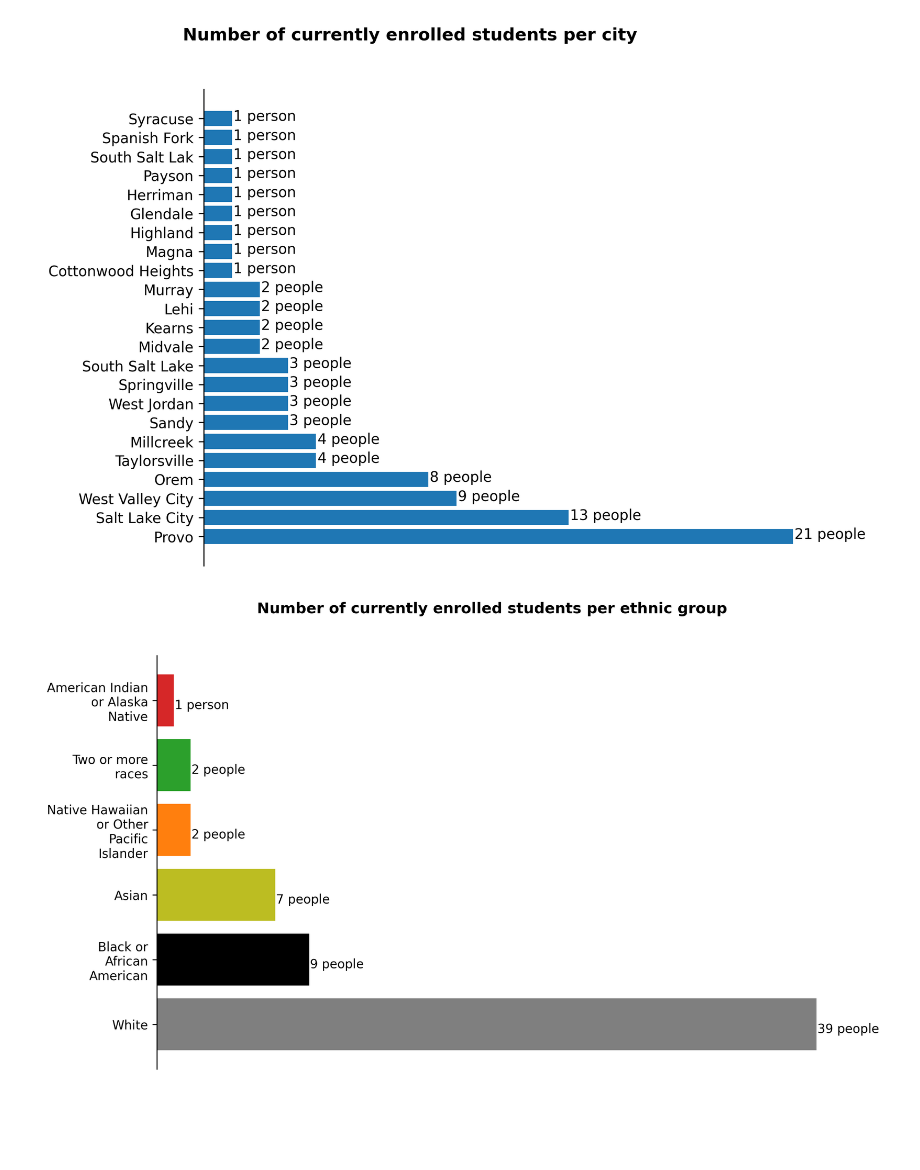
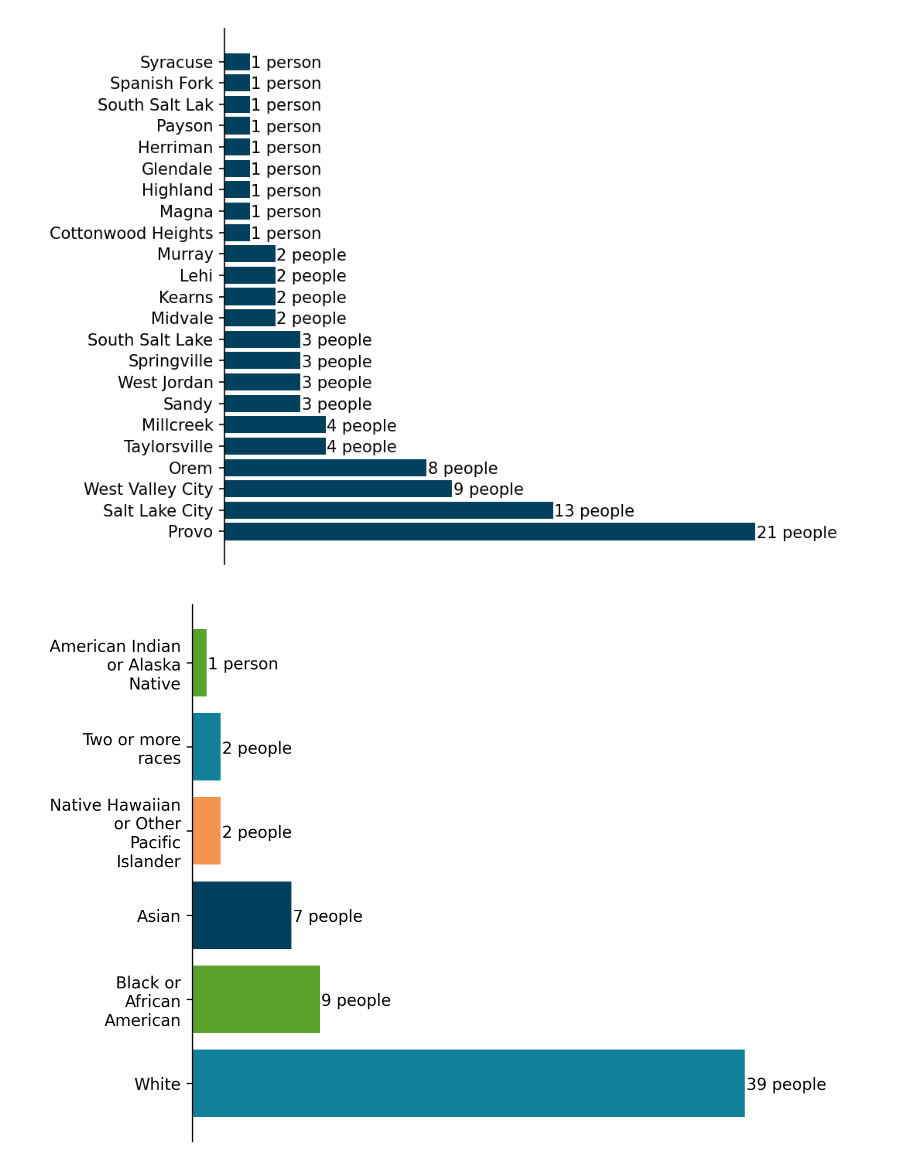
Before and after one commit to sturm1619/spring-2025, a Jupyter notebook: cs3820/final_project/data_exploration.ipynb, the cells around one changed output. Saved outputs shown, nothing was run; the diff lists cells and outputs as text; code cells hidden in the pictures; blank space fills up the shorter version.

```diff
--- a/cs3820/final_project/data_exploration.ipynb
+++ b/cs3820/final_project/data_exploration.ipynb
@@ -23,20 +31,22 @@ this_gender = pd.read_csv(
 #this_gender.columns
+# %%
+latinos_aggregates = ethnicity.Ethnicity.value_counts()
+latino_colors = color_randomizer(2)
 # %%
-latinos_aggregates = ethnicity.Ethnicity.value_counts()
 bars = plt.bar(
     latinos_aggregates.index, latinos_aggregates,
-    color=["tab:olive", "tab:gray"]
+    color=latino_colors #["tab:olive", "tab:gray"]
 );
 
 for bar, number, category in zip(bars, latinos_aggregates, ("Latinos/Hispanic", "Non-Latinos/Hispanic")):
     plt.annotate(
         f"{number} {category}",
-        xy=(bar.get_x() + bar.get_width() * 4.5/(len(category)), bar.get_height() + .5),
-        #fontweight="bold"
+        xy=(bar.get_x() + bar.get_width() * 3/(len(category)), bar.get_height() + .5),
+        fontweight="bold"
     )
 
 latino_graph = plt.gcf()
-latino_graph.suptitle("Number of Latino/Hispanic Student", fontweight="bold")
+# latino_graph.suptitle("Number of Latino/Hispanic Student", fontweight="bold")
 
 axes = plt.gca()
 axes.spines[["left","right","top"]].set_visible(False)
@@ -49,14 +59,13 @@ _, labels, texts = plt.pie(
     labels=latinos_aggregates.index,
     #explode=(.05,0), # NOTE: Carlos: Not my favorite
     autopct="%1d%%",
-    colors=["tab:olive", "tab:gray"]
+    colors=latino_colors #["tab:olive", "tab:gray"]
 );
 
 latino_pie = plt.gcf()
-latino_pie.suptitle("Proportion of Latino/Hispanic Student", fontweight="bold")
-
+# latino_pie.suptitle("Proportion of Latino/Hispanic Student", fontweight="bold")
 
 # NOTE: super tinkering
-texts[1].set_color("white")
+for text in texts: text.set_color("white")
 for label in labels: label.set_weight("bold")
 # %% [output]
@@ -66,50 +75,49 @@ cities_aggregates = this_gender["Mailing Location"].value_counts()
 
 bars = plt.barh(
     cities_aggregates.index,#["\n".join(wrap(label, 10)) for label in cities_aggregates.index],
-    cities_aggregates
+    cities_aggregates,
+    color=color_randomizer(1)
 )
 
 for bar, number in zip(bars, cities_aggregates):
     plt.annotate(
         f"{number} {"people" if number > 1 else "person"}",
-        (bar.get_width() + .05, bar.get_y() + bar.get_height()/3),
+        (bar.get_width() + .05, bar.get_y() + bar.get_height()/8),
     )
 
 city_graph = plt.gcf()
 #city_graph.set_size_inches(6,10)
 plt.subplots_adjust(left=0.3)
-city_graph.suptitle("Number of currently enrolled students per city", fontweight="bold")
+#city_graph.suptitle("Number of currently enrolled students per city", fontweight="bold")
 axes = plt.gca()
 axes.spines[["top","right","bottom"]].set_visible(False)
 axes.set_xticks([]);
 # %% [output]
-[figure, old version]
+[figure, new version]
 # %%
 race_aggregates = ethnicity.Race.value_counts()
 #print(race_aggregates)
 from textwrap import wrap
 bars = plt.barh(
     ["\n".join(wrap(label, 15)) for label in race_aggregates.index],
     race_aggregates,
-    color=["tab:gray", "black", "tab:olive", "tab:orange", "tab:green", "tab:red"]
+    color=color_randomizer(4)#["tab:gray", "black", "tab:olive", "tab:orange", "tab:green", "tab:red"]
 )
 
 for bar, number in zip(bars, race_aggregates):
     plt.annotate(
         f"{number} {"people" if number > 1 else "person"}",
-        (bar.get_width() + .05, bar.get_y() + bar.get_height()/3),
+        (bar.get_width() + .1, bar.get_y() + bar.get_height()/2.5),
         #fontsize = 20
     )
 
 race_graph = plt.gcf()
+race_graph.subplots_adjust(left=.25, right=.75)
 #race_graph.set_size_inches(10, 6)
-race_graph.suptitle(
-    "Number of currently enrolled students per ethnic group",
-    fontweight="bold", #fontsize= 20
-)
+# race_graph.suptitle("Number of currently enrolled students per ethnic group", fontweight="bold", #fontsize= 20 )
 axes = plt.gca()
 axes.spines[["top","right","bottom"]].set_visible(False)
 axes.set_xticks([]);
 #axes.set_yticklabels(axes.get_yticklabels(), fontsize = 20)
 # %% [output]
-[figure, old version]
+[figure, new version]
```
Also changed, not shown: parts of 8 cells of this notebook, 39 other files.
